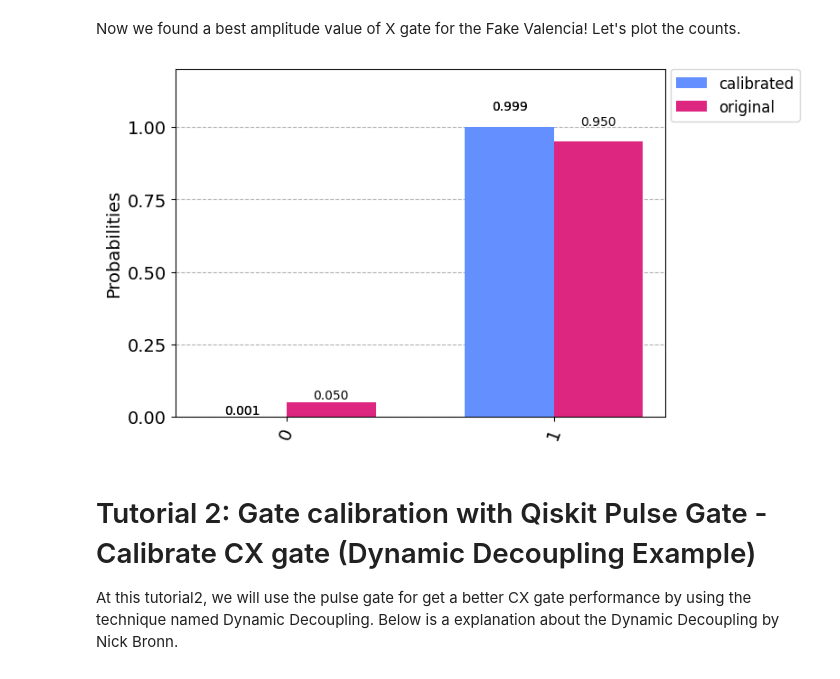
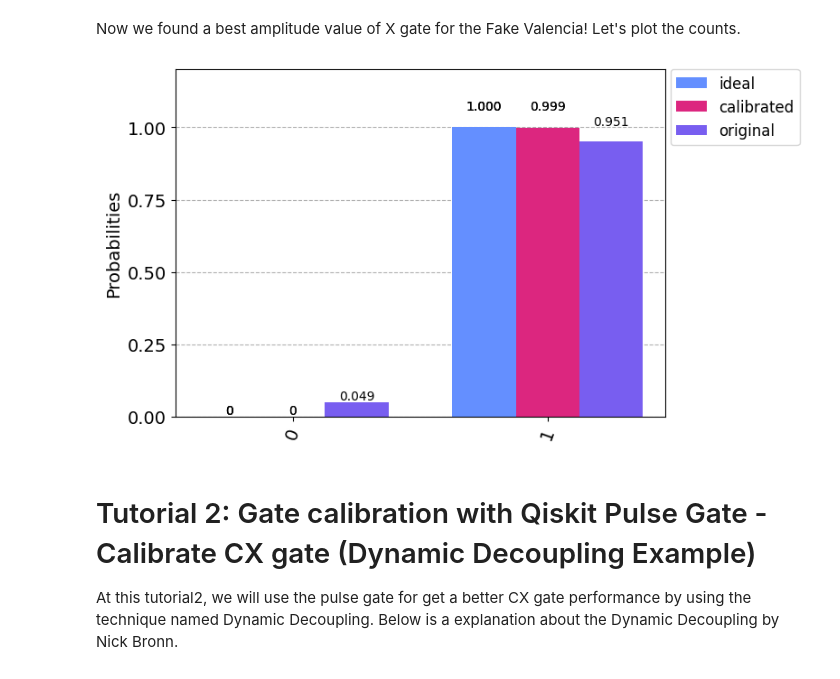
Before and after one commit to 0sophy1/Tutorials, a Jupyter notebook: 2022-FallFest-CIT/Qiskit Pulse Tutorial.ipynb, the cells around one changed output. Saved outputs shown, nothing was run; the diff lists cells and outputs as text; code cells hidden in the pictures.

```diff
--- a/2022-FallFest-CIT/Qiskit Pulse Tutorial.ipynb
+++ b/2022-FallFest-CIT/Qiskit Pulse Tutorial.ipynb
@@ -180,6 +181,9 @@ circ.x(0)
 circ.measure_all()
 job = backend.run(transpile(circ, backend), shots=20000)
 original_counts = job.result().get_counts()
+# %%
+sim_job = simulator.run(transpile(circ, backend))
+ideal_counts = sim_job.result().get_counts()
 # %%
 from qiskit.visualization import plot_histogram
 
@@ -272,25 +276,25 @@ Now we found a best amplitude value of X gate for the Fake Valencia! Let's plot
 # %%
 amp = Parameter('amp')
 circ = QuantumCircuit(1)
 custom_gate = Gate('my_custom_gate', 1, [])
 circ.append(custom_gate, [0])
 circ.measure_all()
 
 with pulse.build(backend, name='custom') as best_x_sched:
     pulse.play(Drag(duration=160, amp=amp, sigma=40, beta=-0.25388969010654494), pulse.drive_channel(0))
 
 best_x_sched.assign_parameters({amp:res.x})
 circ.add_calibration(custom_gate, [0], best_x_sched)
 
 circ_transpile = transpile(circ, backend)
 schedule_circ = schedule(circ_transpile, backend)
 
 job = backend.run(schedule_circ, shots=10000)
 calibrated_counts = job.result().get_counts()
 
-plot_histogram([calibrated_counts, original_counts], legend=['calibrated', 'original'])
+plot_histogram([ideal_counts,calibrated_counts, original_counts], legend=['ideal','calibrated', 'original'])
 # %% [output]
-[figure, old version]
+[figure, new version]
 # %% [markdown]
 # Tutorial 2: Gate calibration with Qiskit Pulse Gate - Calibrate CX gate (Dynamic Decoupling Example)
 
```
Also changed, not shown: parts of 12 cells of this notebook.
